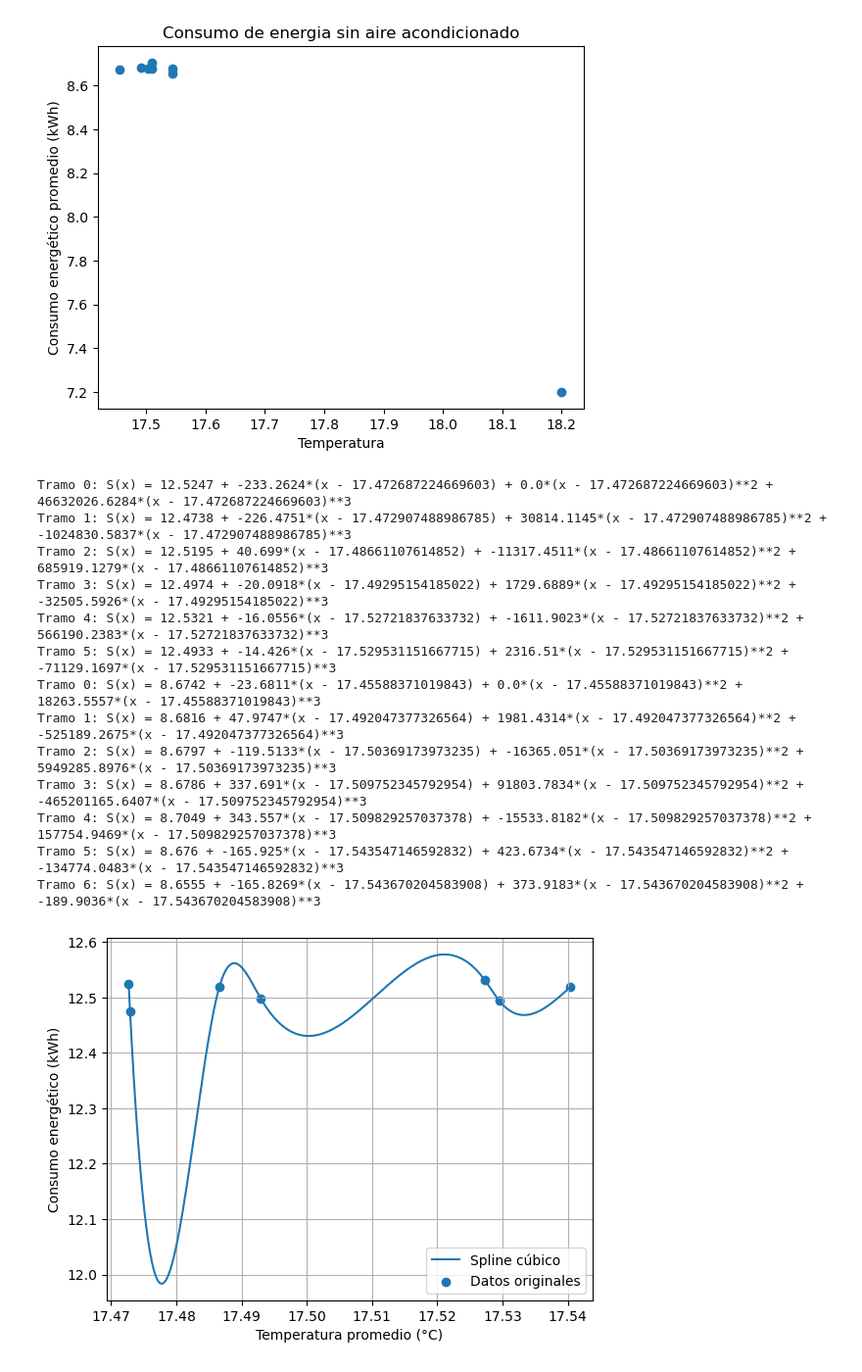
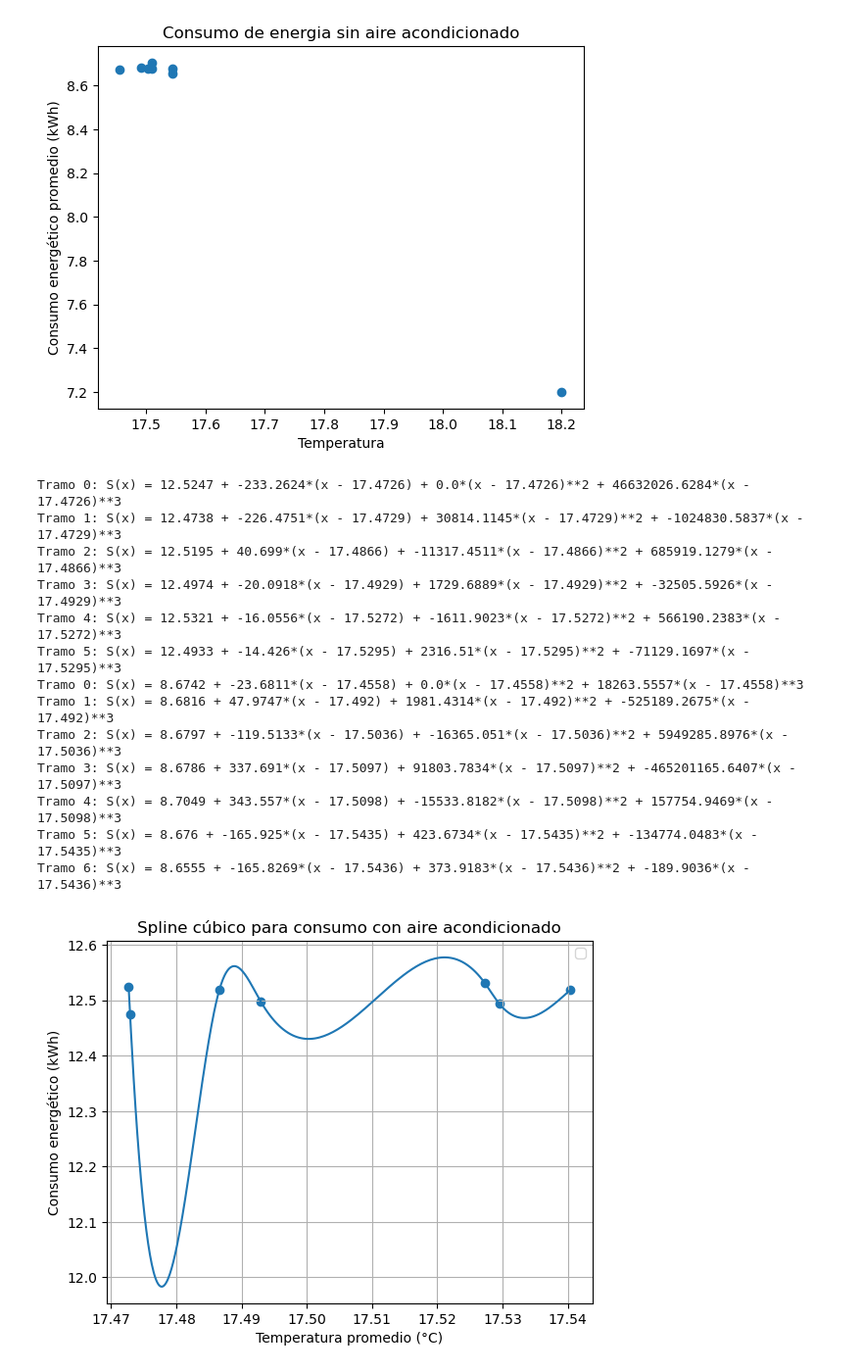
Before and after one commit to Miguelx28/M-todos-Num-ricos-2025-b, a Jupyter notebook: Codigo/filtrar_datos_aire.ipynb, the cells around one changed output. Shown at 98% size. Saved outputs shown, nothing was run; the diff lists cells and outputs as text; code cells hidden in the pictures.

```diff
--- a/Codigo/filtrar_datos_aire.ipynb
+++ b/Codigo/filtrar_datos_aire.ipynb
@@ -146,24 +171,24 @@ a2, b2, c2, d2 = spline_cubico_natural(puntos_no_aire_x, puntos_no_aire_y, decim
 
 # Mostrar resultados
 for j in range(len(a1)):
-    print(f"Tramo {j}: S(x) = {a1[j]} + {b1[j]}*(x - {puntos_aire_x[j]}) + {c1[j]}*(x - {puntos_aire_x[j]})**2 + {d1[j]}*(x - {puntos_aire_x[j]})**3")
+    print(f"Tramo {j}: S(x) = {a1[j]} + {b1[j]}*(x - {truncar(puntos_aire_x[j], 4)}) + {c1[j]}*(x - {truncar(puntos_aire_x[j], 4)})**2 + {d1[j]}*(x - {truncar(puntos_aire_x[j], 4)})**3")
 
 for j in range(len(a2)):
-    print(f"Tramo {j}: S(x) = {a2[j]} + {b2[j]}*(x - {puntos_no_aire_x[j]}) + {c2[j]}*(x - {puntos_no_aire_x[j]})**2 + {d2[j]}*(x - {puntos_no_aire_x[j]})**3")
+    print(f"Tramo {j}: S(x) = {a2[j]} + {b2[j]}*(x - {truncar(puntos_no_aire_x[j], 4)}) + {c2[j]}*(x - {truncar(puntos_no_aire_x[j], 4)})**2 + {d2[j]}*(x - {truncar(puntos_no_aire_x[j], 4)})**3")
 # %% [output]
-Tramo 0: S(x) = 12.5247 + -233.2624*(x - 17.472687224669603) + 0.0*(x - 17.472687224669603)**2 + 46632026.6284*(x - 17.472687224669603)**3
-Tramo 1: S(x) = 12.4738 + -226.4751*(x - 17.472907488986785) + 30814.1145*(x - 17.472907488986785)**2 + -1024830.5837*(x - 17.472907488986785)**3
-Tramo 2: S(x) = 12.5195 + 40.699*(x - 17.48661107614852) + -11317.4511*(x - 17.48661107614852)**2 + 685919.1279*(x - 17.48661107614852)**3
-Tramo 3: S(x) = 12.4974 + -20.0918*(x - 17.49295154185022) + 1729.6889*(x - 17.49295154185022)**2 + -32505.5926*(x - 17.49295154185022)**3
-Tramo 4: S(x) = 12.5321 + -16.0556*(x - 17.52721837633732) + -1611.9023*(x - 17.52721837633732)**2 + 566190.2383*(x - 17.52721837633732)**3
-Tramo 5: S(x) = 12.4933 + -14.426*(x - 17.529531151667715) + 2316.51*(x - 17.529531151667715)**2 + -71129.1697*(x - 17.529531151667715)**3
-Tramo 0: S(x) = 8.6742 + -23.6811*(x - 17.45588371019843) + 0.0*(x - 17.45588371019843)**2 + 18263.5557*(x - 17.45588371019843)**3
-Tramo 1: S(x) = 8.6816 + 47.9747*(x - 17.492047377326564) + 1981.4314*(x - 17.492047377326564)**2 + -525189.2675*(x - 17.492047377326564)**3
-Tramo 2: S(x) = 8.6797 + -119.5133*(x - 17.50369173973235) + -16365.051*(x - 17.50369173973235)**2 + 5949285.8976*(x - 17.50369173973235)**3
-Tramo 3: S(x) = 8.6786 + 337.691*(x - 17.509752345792954) + 91803.7834*(x - 17.509752345792954)**2 + -465201165.6407*(x - 17.509752345792954)**3
-Tramo 4: S(x) = 8.7049 + 343.557*(x - 17.509829257037378) + -15533.8182*(x - 17.509829257037378)**2 + 157754.9469*(x - 17.509829257037378)**3
-Tramo 5: S(x) = 8.676 + -165.925*(x - 17.543547146592832) + 423.6734*(x - 17.543547146592832)**2 + -134774.0483*(x - 17.543547146592832)**3
-Tramo 6: S(x) = 8.6555 + -165.8269*(x - 17.543670204583908) + 373.9183*(x - 17.543670204583908)**2 + -189.9036*(x - 17.543670204583908)**3
+Tramo 0: S(x) = 12.5247 + -233.2624*(x - 17.4726) + 0.0*(x - 17.4726)**2 + 46632026.6284*(x - 17.4726)**3
+Tramo 1: S(x) = 12.4738 + -226.4751*(x - 17.4729) + 30814.1145*(x - 17.4729)**2 + -1024830.5837*(x - 17.4729)**3
+Tramo 2: S(x) = 12.5195 + 40.699*(x - 17.4866) + -11317.4511*(x - 17.4866)**2 + 685919.1279*(x - 17.4866)**3
+Tramo 3: S(x) = 12.4974 + -20.0918*(x - 17.4929) + 1729.6889*(x - 17.4929)**2 + -32505.5926*(x - 17.4929)**3
+Tramo 4: S(x) = 12.5321 + -16.0556*(x - 17.5272) + -1611.9023*(x - 17.5272)**2 + 566190.2383*(x - 17.5272)**3
+Tramo 5: S(x) = 12.4933 + -14.426*(x - 17.5295) + 2316.51*(x - 17.5295)**2 + -71129.1697*(x - 17.5295)**3
+Tramo 0: S(x) = 8.6742 + -23.6811*(x - 17.4558) + 0.0*(x - 17.4558)**2 + 18263.5557*(x - 17.4558)**3
+Tramo 1: S(x) = 8.6816 + 47.9747*(x - 17.492) + 1981.4314*(x - 17.492)**2 + -525189.2675*(x - 17.492)**3
+Tramo 2: S(x) = 8.6797 + -119.5133*(x - 17.5036) + -16365.051*(x - 17.5036)**2 + 5949285.8976*(x - 17.5036)**3
+Tramo 3: S(x) = 8.6786 + 337.691*(x - 17.5097) + 91803.7834*(x - 17.5097)**2 + -465201165.6407*(x - 17.5097)**3
+Tramo 4: S(x) = 8.7049 + 343.557*(x - 17.5098) + -15533.8182*(x - 17.5098)**2 + 157754.9469*(x - 17.5098)**3
+Tramo 5: S(x) = 8.676 + -165.925*(x - 17.5435) + 423.6734*(x - 17.5435)**2 + -134774.0483*(x - 17.5435)**3
+Tramo 6: S(x) = 8.6555 + -165.8269*(x - 17.5436) + 373.9183*(x - 17.5436)**2 + -189.9036*(x - 17.5436)**3
 # %%
 def evaluar_spline(x_eval, x, a, b, c, d):
     """
@@ -199,16 +224,17 @@ y_spline_no_aire = evaluar_spline(x_spline_no_aire, puntos_no_aire_x, a2, b2, c2
 # %%
 import matplotlib.pyplot as plt
 
 plt.figure()
 plt.plot(x_spline_aire, y_spline_aire, label="Spline cúbico")
 plt.scatter(puntos_aire_x, puntos_aire_y, label="Datos originales")
 plt.xlabel("Temperatura promedio (°C)")
 plt.ylabel("Consumo energético (kWh)")
-plt.legend()
+plt.title("Spline cúbico para consumo con aire acondicionado")
+plt.legend("")
 plt.grid(True)
 plt.show()
 # %% [output]
-[figure, old version]
+[figure, new version]
 # %%
 plt.figure()
 plt.plot(x_spline_no_aire, y_spline_no_aire, label="Spline cúbico")
```
Also changed, not shown: parts of 6 cells of this notebook.
